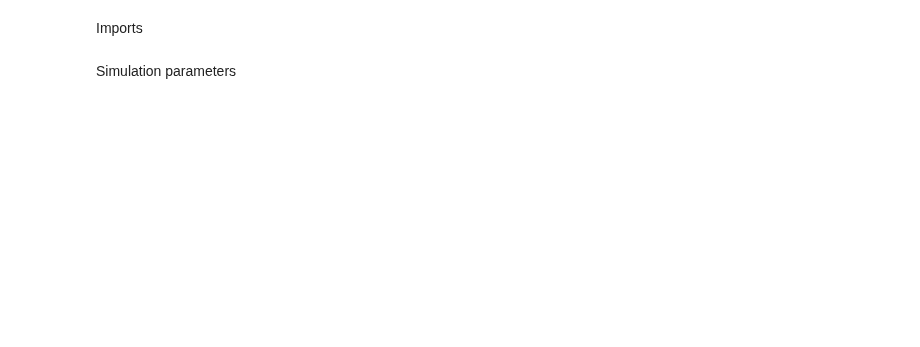
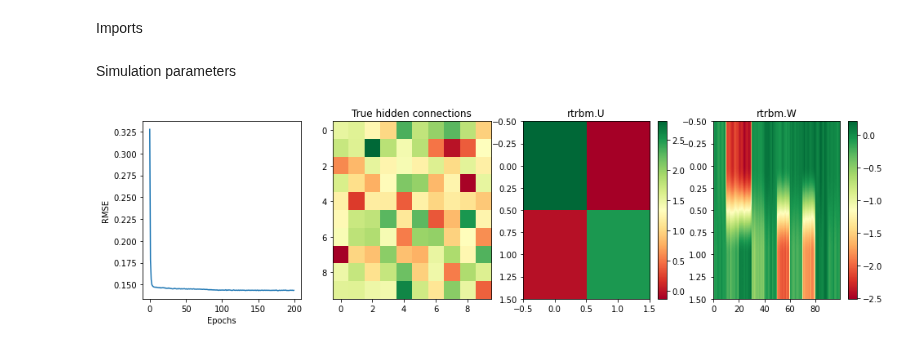
Before and after one commit to casperpeters/intern, a Jupyter notebook: notebooks/Poisson Temporally Connected Data/Varying number op hidden Neurons.ipynb, the cells around one changed output. Saved outputs shown, nothing was run; the diff lists cells and outputs as text; code cells hidden in the pictures; blank space fills up the shorter version.

```diff
--- a/notebooks/Poisson Temporally Connected Data/Varying number op hidden Neurons.ipynb
+++ b/notebooks/Poisson Temporally Connected Data/Varying number op hidden Neurons.ipynb
@@ -20,8 +22,8 @@ frequency_range = [5, 10]
 phase_range = [0, torch.pi]
 amplitude_range = [0.4, 0.5]
 
-hiddens_range = [2, 4, 6, 8, 10, 12, 14, 16, 18, 20]
-N = 5  # number of RTRBMs per run
+hiddens_range = [2, 5, 8, 10, 12, 15, 20]
+N = 3  # number of RTRBMs per run
 # %%
 rtrbm_list = []
 rec_errors = torch.zeros(len(hiddens_range), N)
@@ -49,32 +51,36 @@ for i, n_hidden in tqdm(enumerate(hiddens_range)):
 
         # initialize and train RTRBM
         rtrbm = RTRBM(train, N_H=n_hidden, device="cpu", debug_mode=False)
-        rtrbm.learn(batch_size=10, n_epochs=2, max_lr=1e-3, min_lr=8e-4, lr_schedule='geometric_decay', CDk=10, mom=0.6, wc=0.0002, sp=0, x=1, disable_tqdm=True)
+        rtrbm.learn(batch_size=10, n_epochs=200, max_lr=1e-3, min_lr=8e-4, lr_schedule='geometric_decay', CDk=10, mom=0.6, wc=0.0002, sp=0, x=1, disable_tqdm=True)
 
         # perform a plot to test if simulation went well
         if i == 0 and n == 0:
             fig, ax = plt.subplots(1, 4, figsize=(16, 4))
             ax[0].plot(rtrbm.errors)
             ax[0].set_xlabel('Epochs')
             ax[0].set_ylabel('RMSE')
             ax[1].imshow(gaus.temporal_connections, aspect='auto', cmap=plt.get_cmap('RdYlGn'))
             ax[1].set_title('True hidden connections')
             cm = ax[2].imshow(rtrbm.U, aspect='auto', cmap=plt.get_cmap('RdYlGn'))
             fig.colorbar(cm, ax=ax[2])
             ax[2].set_title('rtrbm.U')
             cm = ax[3].imshow(rtrbm.W, aspect='auto', cmap=plt.get_cmap('RdYlGn'))
             fig.colorbar(cm, ax=ax[3])
             ax[3].set_title('rtrbm.W')
 
+            plt.show()
+
         # infer over all test batches
         T, n_batches = test.shape[1], test.shape[2]
         vs = torch.zeros(n_v, T, n_batches)
         for batch in range(n_batches):
             vs[:, :, batch], _ = rtrbm.infer(test[:, :T//2, batch], mode=1, pre_gibbs_k=100, gibbs_k=100, disable_tqdm=True)
 
         # save rec error and correlations
         rec_errors[i, n] = torch.mean((vs[:, :T//2, :] - test[:, :T//2, :])**2)
         rec_corr[i, n], mean_corr[i, n], pw_corr[i, n] = get_reconstruction_mean_pairwise_correlations(test[:, T//2:, :], vs[:, T//2:, :])
 
         # save rtrbm temporarily in list
         rtrbm_list += [rtrbm]
+# %% [output]
+[figure, added]
```
Also changed, not shown: parts of 5 cells of this notebook, 1 other file.
